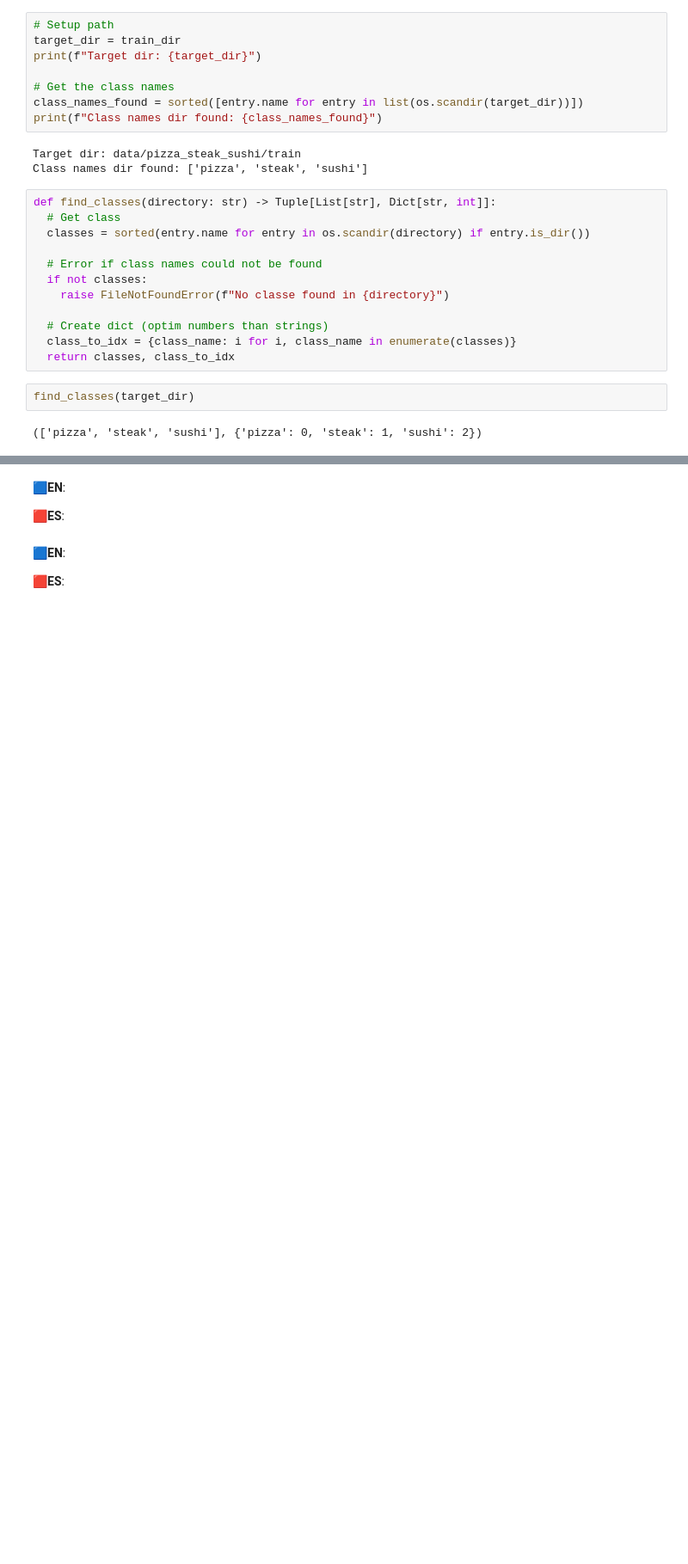
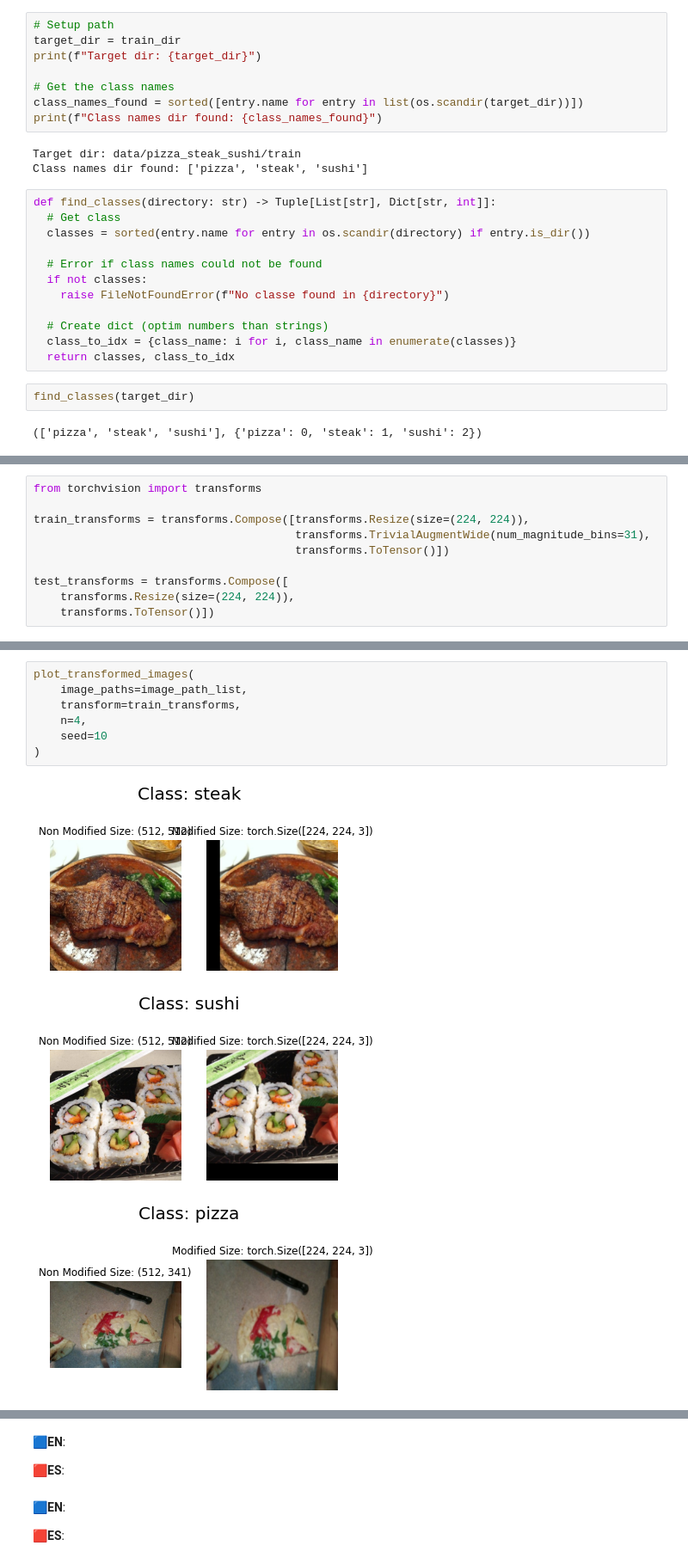
Before and after one commit to fxop0218/Tutorial-PyTorchForBeginners, a Jupyter notebook: 05_custom_dataset_pytorch_beginners.ipynb, the cells around one changed output, grey strips where cells are left out. Shown at 86% size. Saved outputs shown, nothing was run; the diff lists cells and outputs as text; blank space fills up the shorter version.

```diff
--- a/05_custom_dataset_pytorch_beginners.ipynb
+++ b/05_custom_dataset_pytorch_beginners.ipynb
@@ -418,0 +619,10 @@ find_classes(target_dir)
+# %%
+from torchvision import transforms
+
+train_transforms = transforms.Compose([transforms.Resize(size=(224, 224)),
+                                       transforms.TrivialAugmentWide(num_magnitude_bins=31),
+                                       transforms.ToTensor()])
+
+test_transforms = transforms.Compose([
+    transforms.Resize(size=(224, 224)),
+    transforms.ToTensor()])
@@ -418,0 +639,11 @@ find_classes(target_dir)
+# %%
+plot_transformed_images(
+    image_paths=image_path_list,
+    transform=train_transforms,
+    n=4,
+    seed=10
+)
+# %% [output]
+[figure, added]
+[figure, added]
+[figure, added]
```
Also changed, not shown: parts of 31 cells of this notebook.
